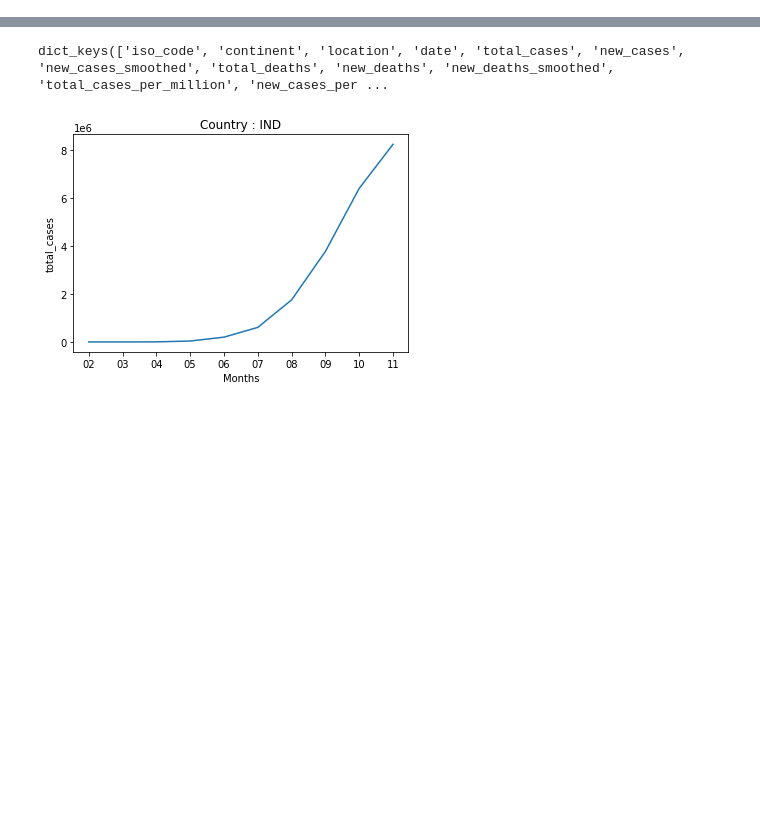
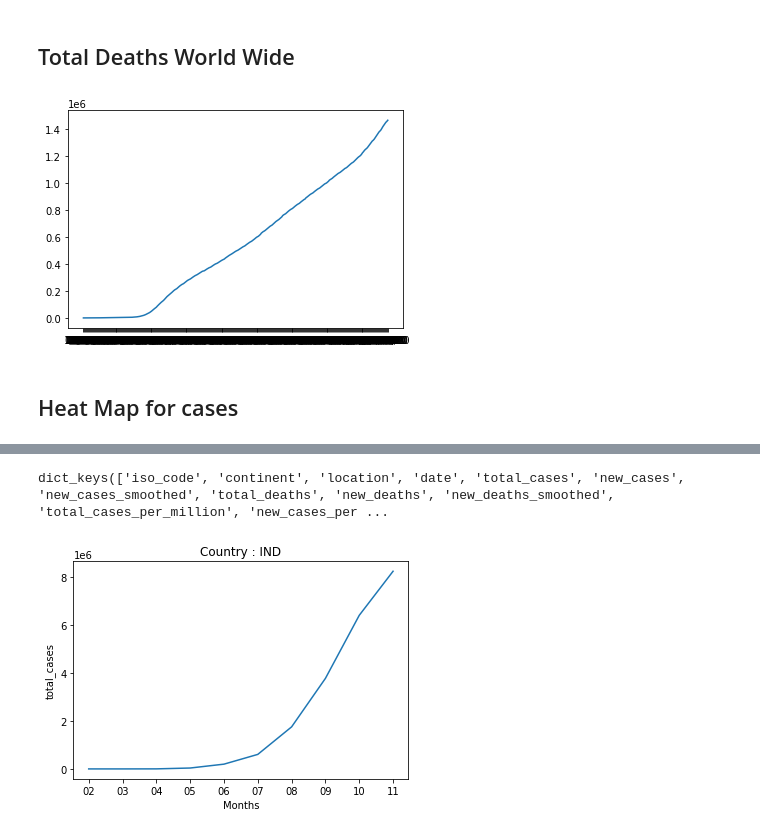
Before and after one commit to AtulSingh-Emyre/Data-Analysis-Covid-cases, a Jupyter notebook: code base/Untitled.ipynb, the cells around one changed output, grey strips where cells are left out. Cells and saved outputs as stored; diff of their text form; code cells hidden in the pictures; blank space fills up the shorter version.

```diff
--- a/code base/Untitled.ipynb
+++ b/code base/Untitled.ipynb
@@ -2,0 +54,23 @@ Collecting data from dataset
+# %% [markdown]
+<h2> Total Deaths World Wide </h2>
+# %%
+wb2 = load_workbook(r"D:\\time_series_covid19_deaths_global.xlsx")  # Work Book
+ws2 = wb2[wb2.sheetnames[0]]
+totalDeathsInWorld = []
+date = []
+for X in alphas:
+    column = ws2[X]
+    Sum = 0
+    for i in range(1,272):
+        Sum+=column[i].value
+    if isinstance(column[0].value, str):
+        date.append(column[0].value)
+    else:
+        date.append(column[0].value.strftime('%d/%m/%Y'))
+    totalDeathsInWorld.append(Sum)
+pyplot.plot(date,totalDeathsInWorld)
+pyplot.show()
+# %% [output]
+[figure, added]
+# %% [markdown]
+<h2> Heat Map for cases </h2>
```
Also changed, not shown: parts of 19 cells of this notebook, 7 other files.
